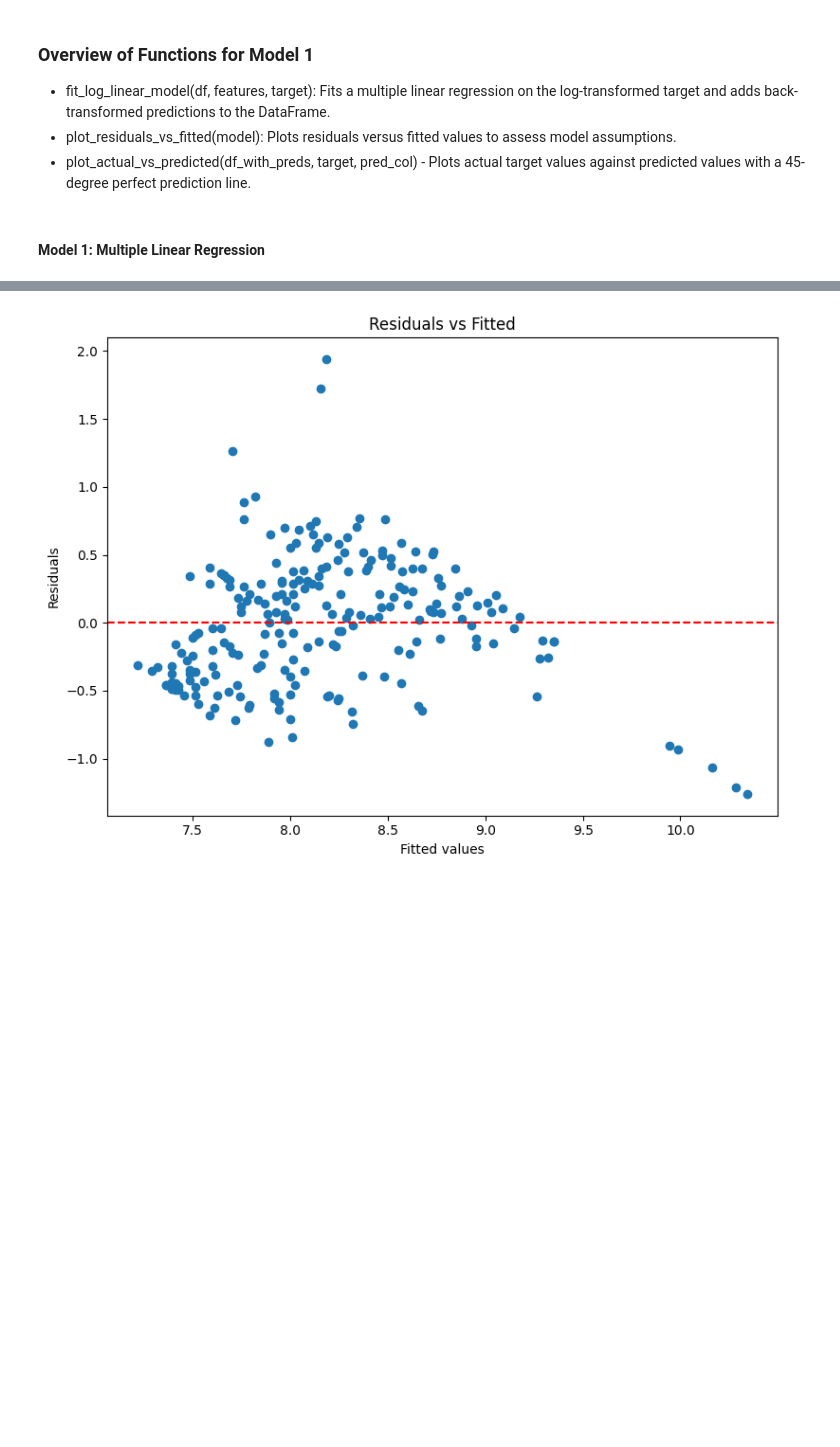
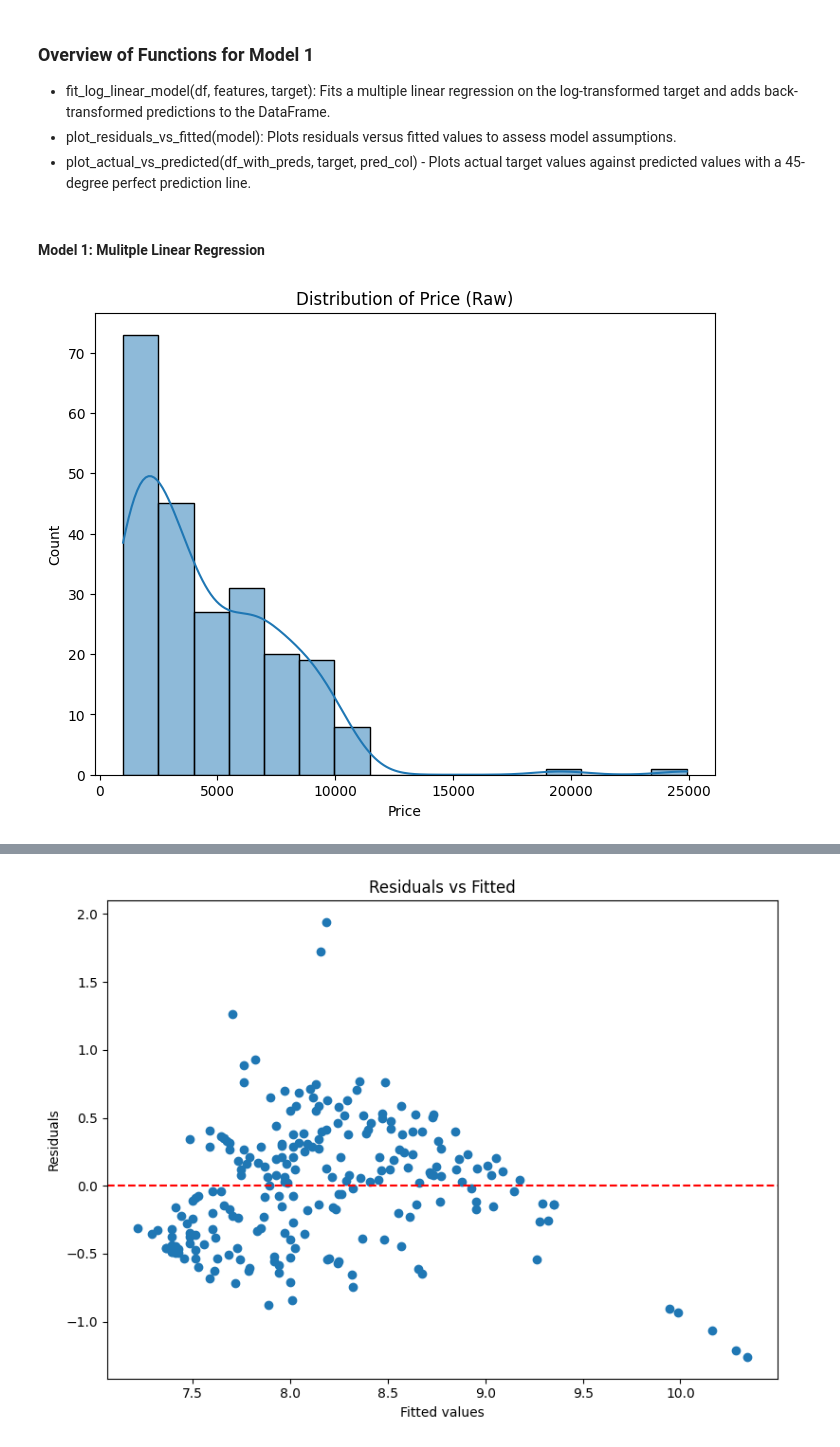
Before and after one commit to plewd/DS3000-Project, a Jupyter notebook: template.ipynb, the cells around one changed output, grey strips where cells are left out. Drawn from its saved outputs; the diff is of its cells as text; code cells hidden in the pictures; blank space fills up the shorter version.

```diff
--- a/template.ipynb
+++ b/template.ipynb
@@ -524,7 +532,16 @@ Pals with single-element composition have a median price of 5,000, with most pri
 - plot_residuals_vs_fitted(model): Plots residuals versus fitted values to assess model assumptions.
 - plot_actual_vs_predicted(df_with_preds, target, pred_col) - Plots actual target values against predicted values with a 45-degree perfect prediction line.
 # %% [markdown]
-#### Model 1: Multiple Linear Regression
+#### Model 1: Mulitple Linear Regression
+# %%
+# show premodling before log values
+plt.figure(figsize = (8,6))
+sns.histplot(df['Price'], kde = True)
+plt.title("Distribution of Price (Raw)")
+plt.show()
+# Include a Histogram/density line in the premodeling visualization to show values are skewed
+# %% [output]
+[figure, added]
 # %%
 def fit_log_linear_model(df, features=("Avg_Stats", "Num_Rarity", "Num_Elements"), target="Price"):
     """
```
Also changed, not shown: parts of 18 cells of this notebook.
